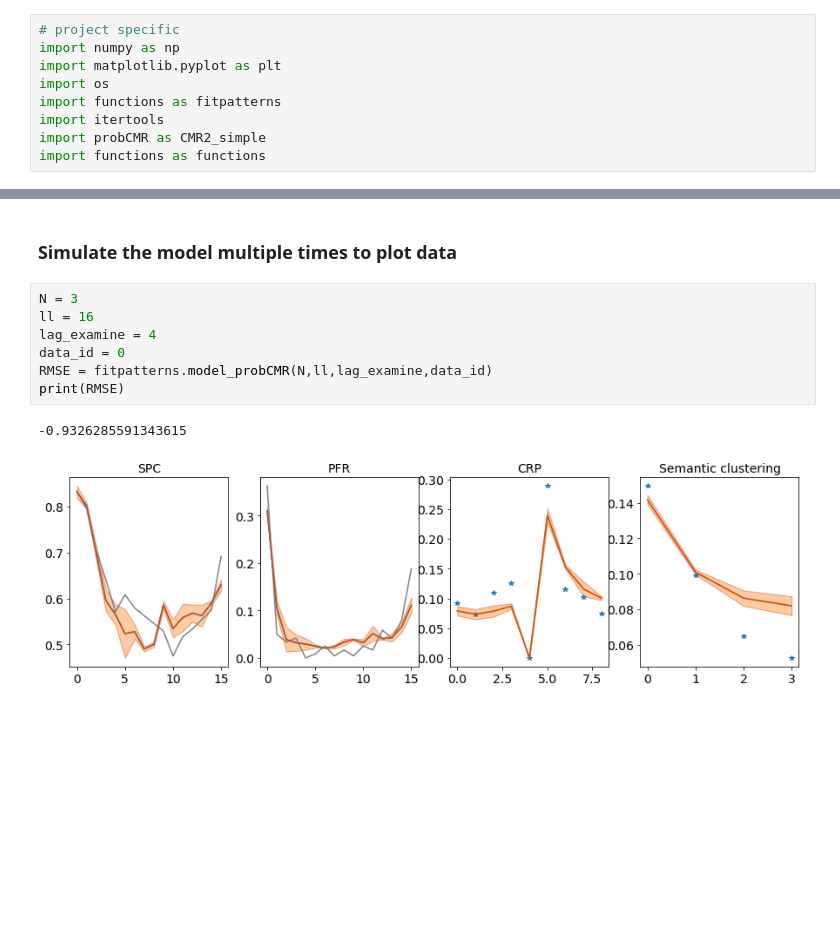
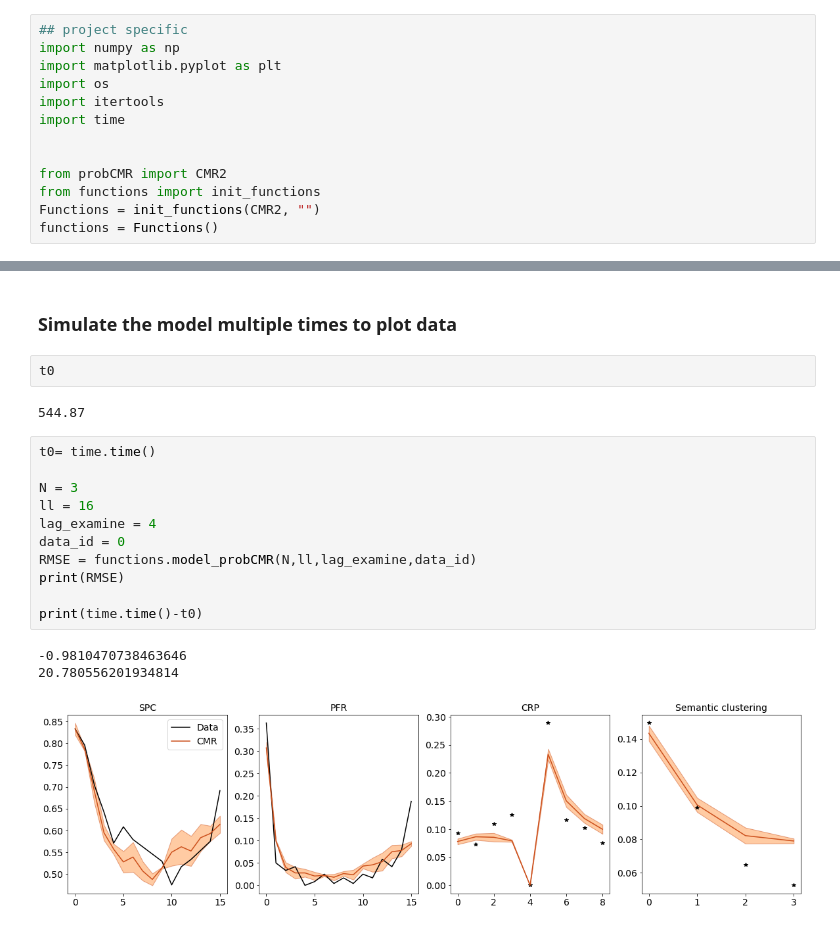
Before and after one commit to qiongzhang-organization1/CMRversions, a Jupyter notebook: runCMRprob.ipynb, the cells around one changed output, grey strips where cells are left out. Drawn from its saved outputs; the diff is of its cells as text; blank space fills up the shorter version.

Commit message:
Genericises classes to allow overrides of probCMR and functions Adds python and notebook files to gitignore

```diff
--- a/runCMRprob.ipynb
+++ b/runCMRprob.ipynb
@@ -1,12 +1,16 @@
 # %%
-# project specific
+## project specific
 import numpy as np
 import matplotlib.pyplot as plt
 import os
-import functions as fitpatterns
 import itertools
-import probCMR as CMR2_simple
-import functions as functions
+import time
+
+
+from probCMR import CMR2
+from functions import init_functions
+Functions = init_functions(CMR2, "")
+functions = Functions()
 # %% [markdown]
 ### Simulate the model once to obtain lists of recall
 # %%
@@ -40,14 +44,23 @@ print(lkh)
 -15822.511238487703
 # %% [markdown]
 ### Simulate the model multiple times to plot data
+# %%
+t0
+# %% [output]
+544.87
 # %%
+t0= time.time()
+
 N = 3
 ll = 16
 lag_examine = 4
 data_id = 0
-RMSE = fitpatterns.model_probCMR(N,ll,lag_examine,data_id)
+RMSE = functions.model_probCMR(N,ll,lag_examine,data_id)
 print(RMSE)
+
+print(time.time()-t0)
 # %% [output]
--0.9326285591343615
+-0.9810470738463646
+20.780556201934814
-[figure, old version]
+[figure, new version]
 # %%
```
Also changed, not shown: parts of 4 cells of this notebook, 4 other files.
